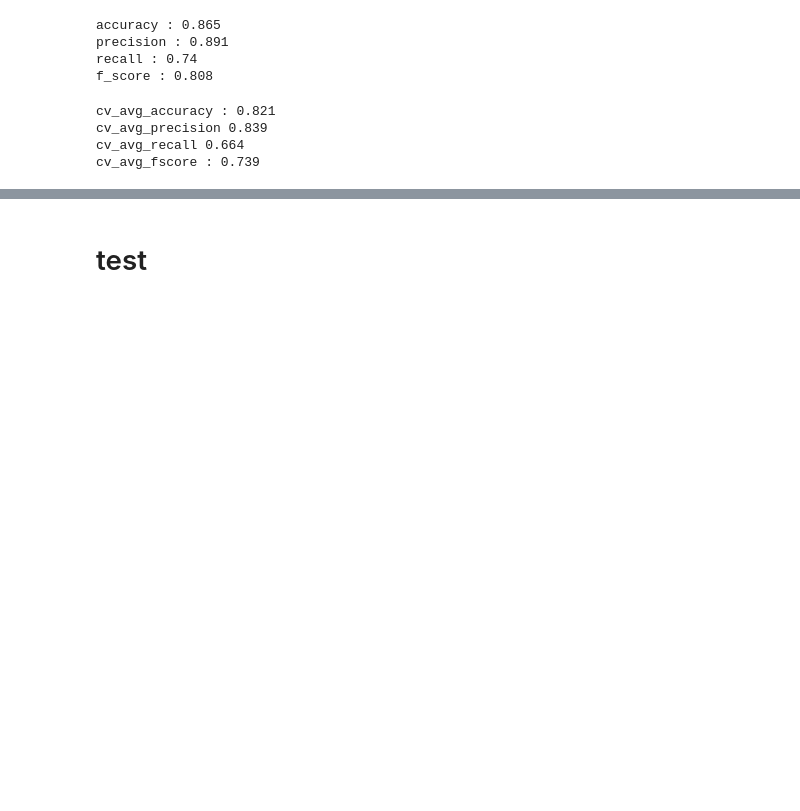
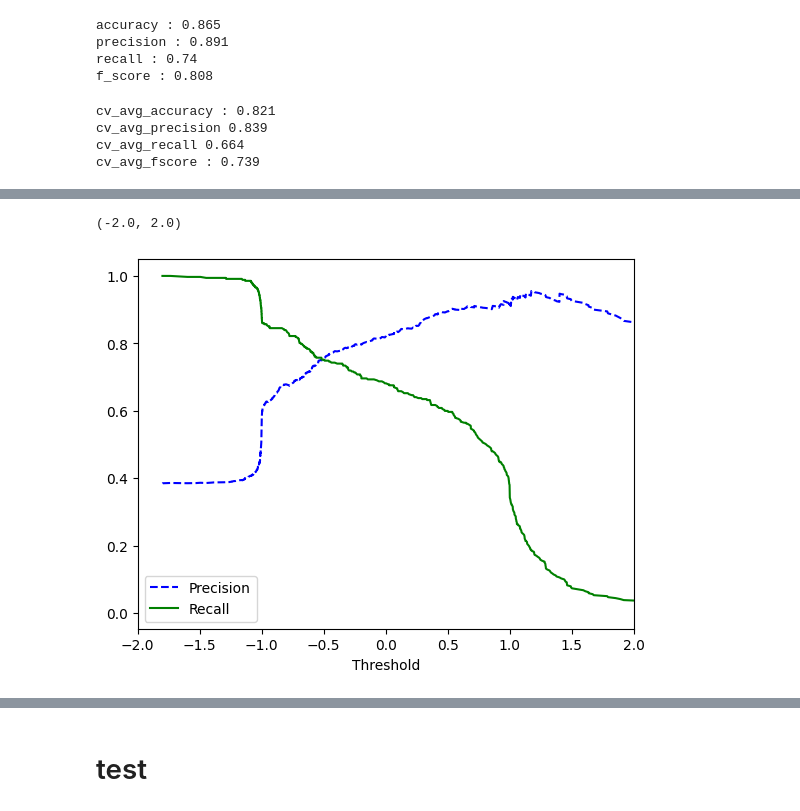
Before and after one commit to yona-av/titanic_kaggle, a Jupyter notebook: best_model_tweak1.ipynb, the cells around one changed output, grey strips where cells are left out. Drawn from its saved outputs; the diff is of its cells as text; code cells hidden in the pictures; blank space fills up the shorter version.

```diff
--- a/best_model_tweak1.ipynb
+++ b/best_model_tweak1.ipynb
@@ -495,0 +481,11 @@ plt.show()
+# %%
+y_pred = cross_val_predict(model, x_train, y_train, cv=3, method = 'decision_function')
+precisions, recalls, thresholds_2 = precision_recall_curve(y_train, y_pred)
+plt.plot(thresholds_2, precisions[:-1], 'b--', label='Precision')
+plt.plot(thresholds_2, recalls[:-1], 'g-', label='Recall')
+plt.xlabel('Threshold')
+plt.legend(loc=('lower left'))
+plt.xlim([-2,2])
+# %% [output]
+(-2.0, 2.0)
+[figure, added]
```
Also changed, not shown: parts of 8 cells of this notebook, 2 other files.
